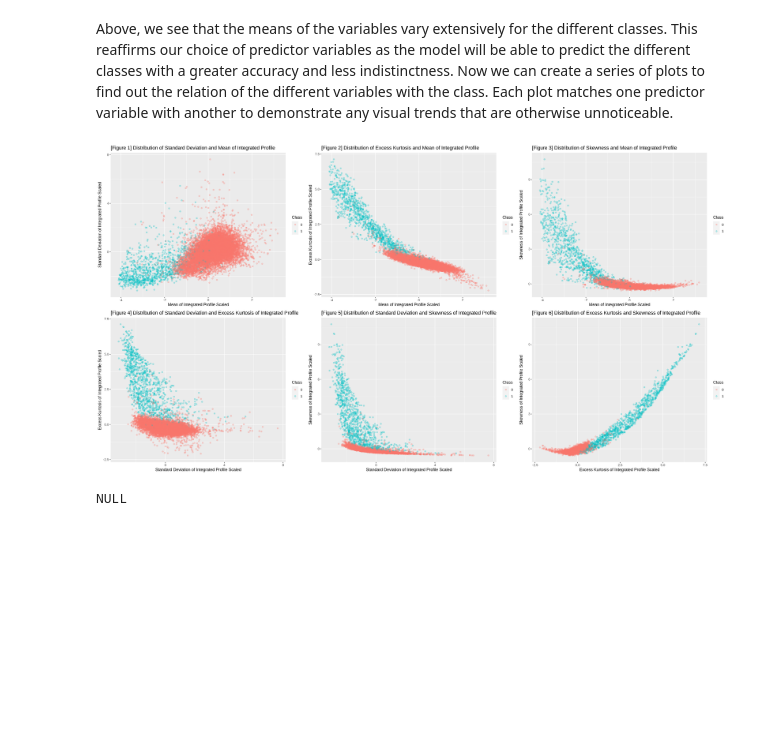
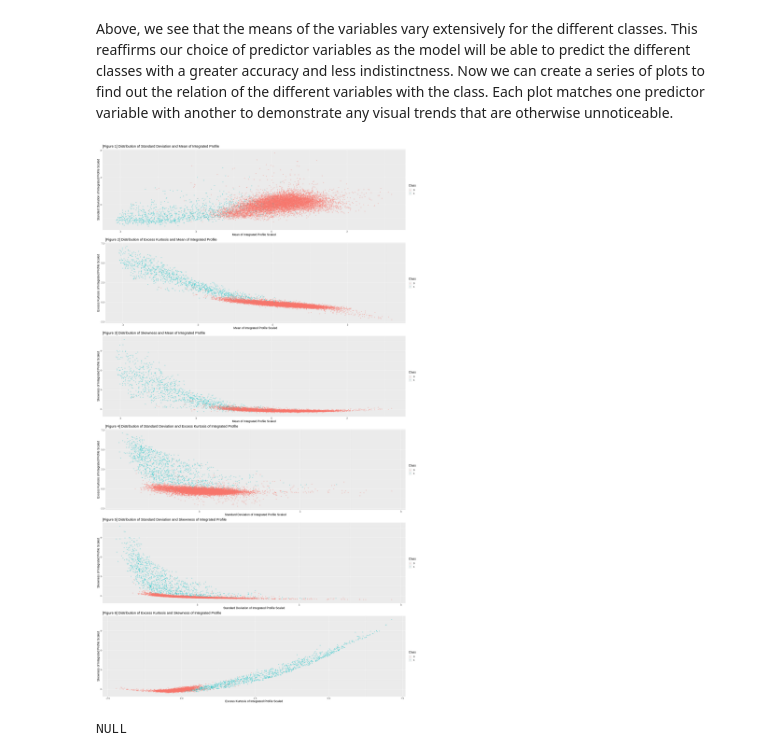
Before and after one commit to originalajitest/Pulsars_R, a Jupyter notebook: Group_10_Project_Report.ipynb, the cells around one changed output. Drawn from its saved outputs; the diff is of its cells as text; code cells hidden in the pictures; blank space fills up the shorter version.

```diff
--- a/Group_10_Project_Report.ipynb
+++ b/Group_10_Project_Report.ipynb
@@ -184,7 +186,7 @@ A tibble: 2 × 5
 Above, we see that the means of the variables vary extensively for the different classes. This reaffirms our choice of predictor variables as the model will be able to predict the different classes with a greater accuracy and less indistinctness.
 Now we can create a series of plots to find out the relation of the different variables with the class. Each plot matches one predictor variable with another to demonstrate any visual trends that are otherwise unnoticeable.
 # %%
-options(repr.plot.width = 23, repr.plot.height = 12)
+options(repr.plot.width = 23, repr.plot.height = 40)
 
 mean_ip_vs_std_ip <- pulsar_training |>
                         ggplot(aes(x=mean_ip_scaled, y=std_ip_scaled, color=class)) +
@@ -193,7 +195,7 @@ mean_ip_vs_std_ip <- pulsar_training |>
                              y="Standard Deviation of Integrated Profile Scaled",
                              color="Class",
                              title="[Figure 1] Distribution of Standard Deviation and Mean of Integrated Profile") +
-                        theme(text = element_text(size = 11))
+                        theme(text = element_text(size = 15))
 
 mean_ip_vs_ek_ip <- pulsar_training |>
                         ggplot(aes(x=mean_ip_scaled, y=ek_ip_scaled, color=class)) +
@@ -202,7 +204,7 @@ mean_ip_vs_ek_ip <- pulsar_training |>
                              y="Excess Kurtosis of Integrated Profile Scaled",
                              color="Class",
                              title="[Figure 2] Distribution of Excess Kurtosis and Mean of Integrated Profile") +
-                        theme(text = element_text(size = 11))
+                        theme(text = element_text(size = 15))
 
 mean_ip_vs_sk_ip <- pulsar_training |>
                         ggplot(aes(x=mean_ip_scaled, y=sk_ip_scaled, color=class)) +
@@ -211,41 +213,40 @@ mean_ip_vs_sk_ip <- pulsar_training |>
                              y="Skewness of Integrated Profile Scaled",
                              color="Class",
                              title="[Figure 3] Distribution of Skewness and Mean of Integrated Profile") +
-                        theme(text = element_text(size = 11))
+                        theme(text = element_text(size = 15))
 
 std_ip_vs_ek_ip <- pulsar_training |>
                         ggplot(aes(x=std_ip_scaled, y=ek_ip_scaled, color=class)) +
                         geom_point(alpha = 0.3) +
                         labs(x="Standard Deviation of Integrated Profile Scaled",
                              y="Excess Kurtosis of Integrated Profile Scaled",
                              color="Class",
                              title="[Figure 4] Distribution of Standard Deviation and Excess Kurtosis of Integrated Profile") +
-                        theme(text = element_text(size = 11))
+                        theme(text = element_text(size = 15))
 
 std_ip_vs_sk_ip <- pulsar_training |>
                         ggplot(aes(x=std_ip_scaled, y=sk_ip_scaled, color=class)) +
                         geom_point(alpha = 0.3) +
                         labs(x="Standard Deviation of Integrated Profile Scaled",
                              y="Skewness of Integrated Profile Scaled",
                              color="Class",
                              title="[Figure 5] Distribution of Standard Deviation and Skewness of Integrated Profile") +
-                        theme(text = element_text(size = 11))
+                        theme(text = element_text(size = 15))
 
 ek_ip_vs_sk_ip <- pulsar_training |>
                         ggplot(aes(x=ek_ip_scaled, y=sk_ip_scaled, color=class)) +
                         geom_point(alpha = 0.3) +
                         labs(x="Excess Kurtosis of Integrated Profile Scaled",
                              y="Skewness of Integrated Profile Scaled",
                              color="Class",
                              title="[Figure 6] Distribution of Excess Kurtosis and Skewness of Integrated Profile") +
-                        theme(text = element_text(size = 11))
+                        theme(text = element_text(size = 15))
 
 plot_grid(
      mean_ip_vs_std_ip, mean_ip_vs_ek_ip, mean_ip_vs_sk_ip, std_ip_vs_ek_ip, std_ip_vs_sk_ip, ek_ip_vs_sk_ip,
-     align="v"
- )
+     ncol = 1, byrow = TRUE)
 # %% [output]
-[figure, old version]
+[figure, new version]
 # %%
 options(repr.plot.width = 20, repr.plot.height = 20)
 
```
Also changed, not shown: parts of 3 cells of this notebook.
